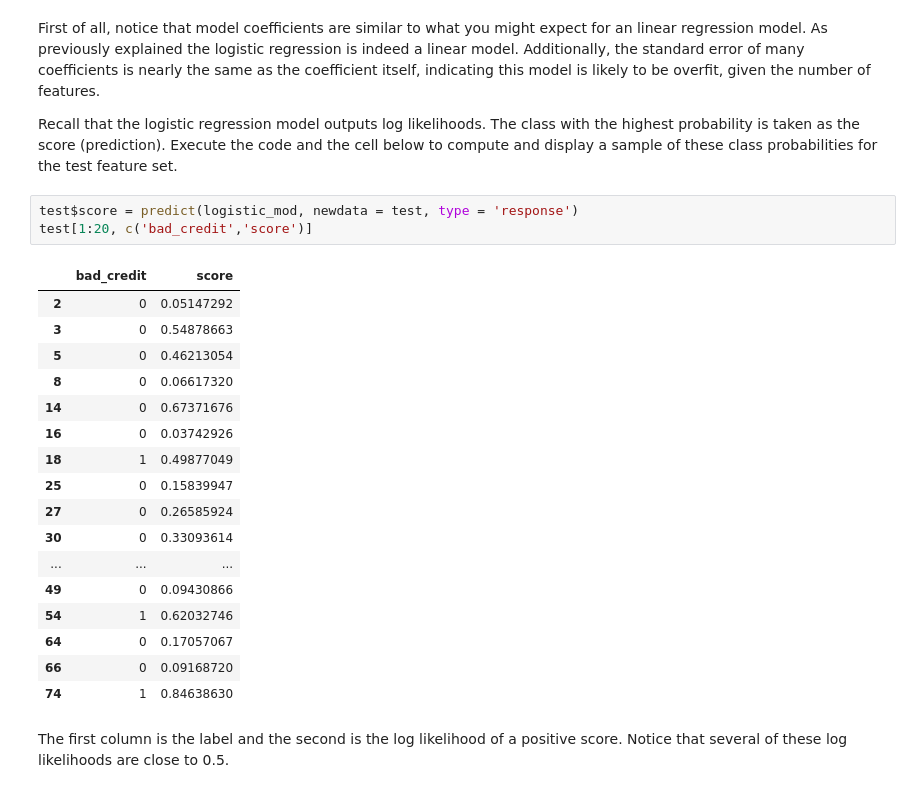
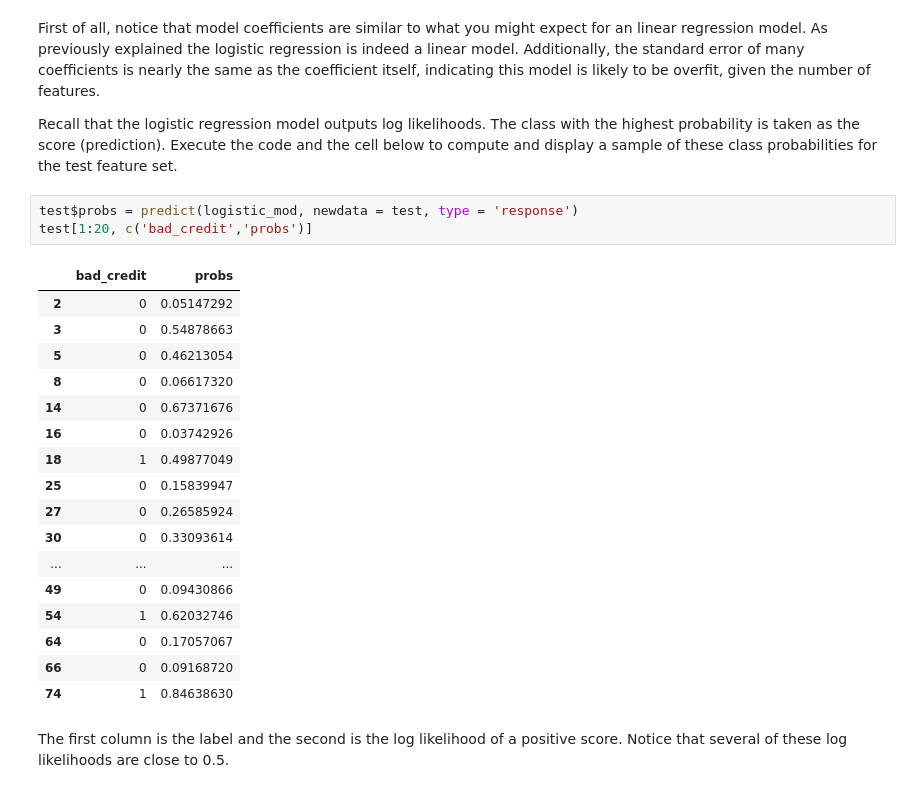
Before and after one commit to vijayraavi/Principles-of-Machine-Learning-R, a Jupyter notebook: Module4/Classificaton.ipynb, the cells around one changed output. Saved outputs shown, nothing was run; the diff lists cells and outputs as text.

```diff
--- a/Module4/Classificaton.ipynb
+++ b/Module4/Classificaton.ipynb
@@ -176,10 +188,10 @@ First of all, notice that model coefficients are similar to what you might expec
 
 Recall that the logistic regression model outputs log likelihoods. The class with the highest probability is taken as the score (prediction). Execute the code and the cell below to compute and display a sample of these class probabilities for the test feature set.
 # %%
-test$score = predict(logistic_mod, newdata = test, type = 'response')
-test[1:20, c('bad_credit','score')]
+test$probs = predict(logistic_mod, newdata = test, type = 'response')
+test[1:20, c('bad_credit','probs')]
 # %% [output]
-|  | bad_credit | score |
+|  | bad_credit | probs |
 | 2 | 0 | 0.05147292 |
 | 3 | 0 | 0.54878663 |
 | 5 | 0 | 0.46213054 |
```
Also changed, not shown: parts of 10 cells of this notebook.
